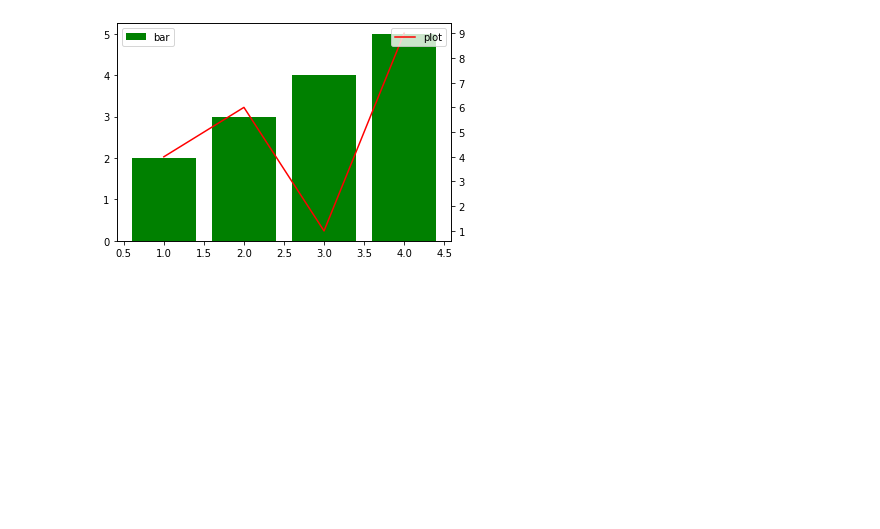
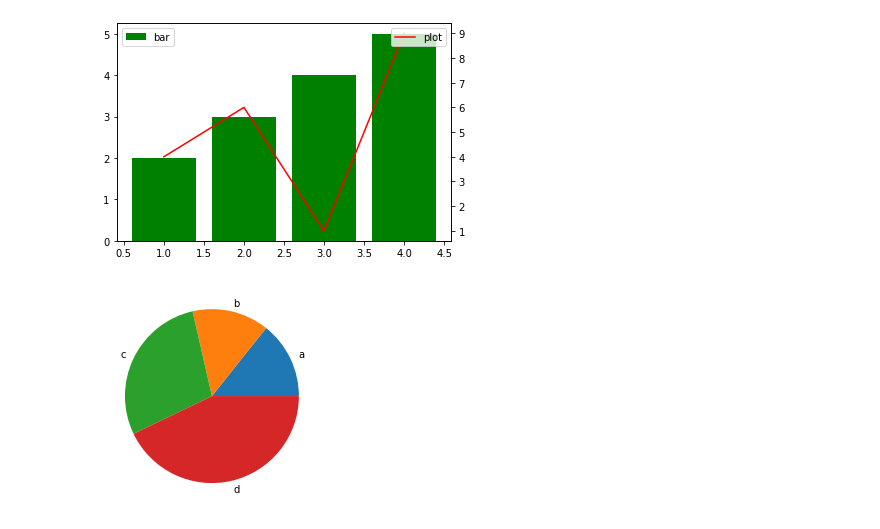
Before and after one commit to dmsxo0691/Java-Python, a Jupyter notebook: 20221026/phytest/221026(2).ipynb, the cells around one changed output. Drawn from its saved outputs; the diff is of its cells as text; code cells hidden in the pictures; blank space fills up the shorter version.

```diff
--- a/20221026/phytest/221026(2).ipynb
+++ b/20221026/phytest/221026(2).ipynb
@@ -221,3 +221,15 @@ axes2.legend(loc=1)
 plt.show()
 # %% [output]
 [figure]
+# %%
+import matplotlib.pyplot as plt
+figure = plt.figure()
+axes = figure.add_subplot(111)
+
+label = ['a', 'b', 'c', 'd']
+data = [1,1,2,3]
+
+axes.pie(data,labels=label)
+plt.show()
+# %% [output]
+[figure, added]
```
Also changed, not shown: parts of 1 cell of this notebook, 2 other files.
